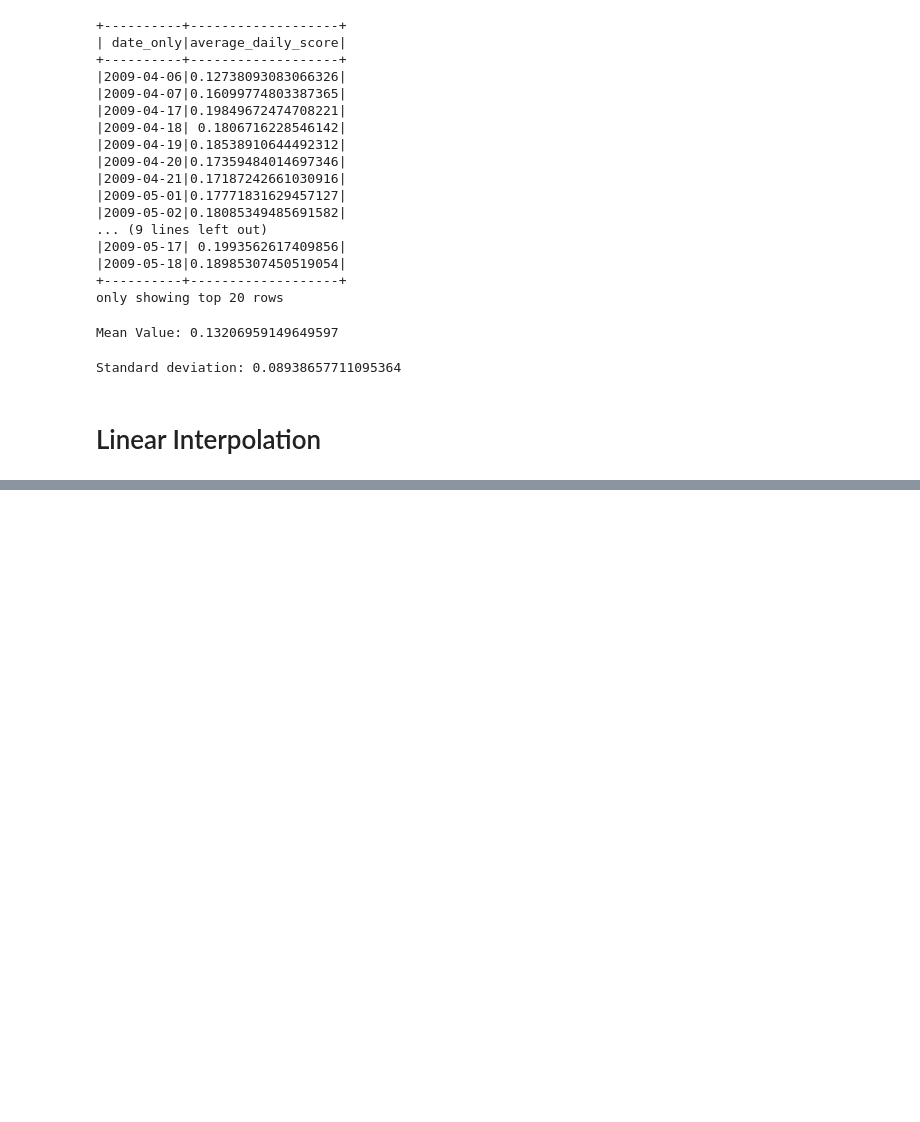
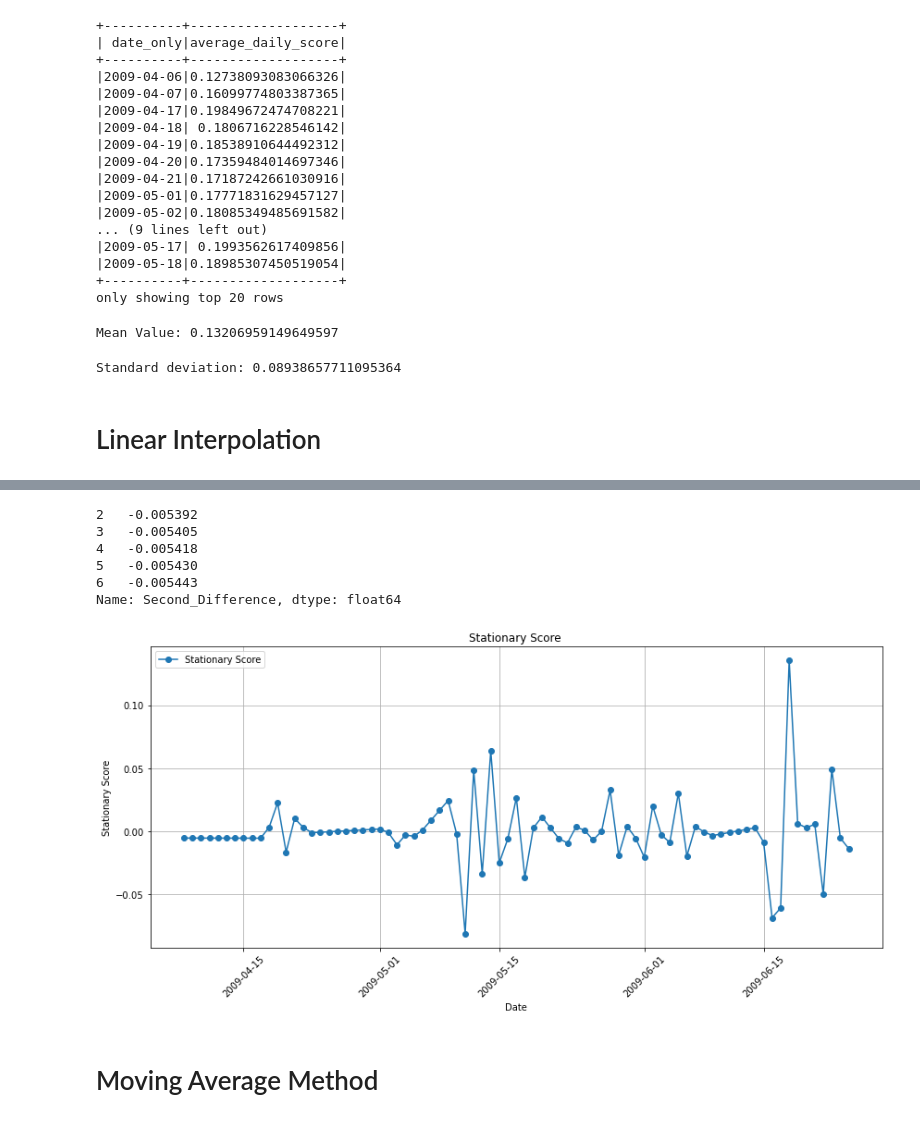
Before and after one commit to Grkmcu44/TwitterData, a Jupyter notebook: Twitter_EDA.ipynb, the cells around one changed output, grey strips where cells are left out. Saved outputs shown, nothing was run; the diff lists cells and outputs as text; code cells hidden in the pictures; blank space fills up the shorter version.

```diff
--- a/Twitter_EDA.ipynb
+++ b/Twitter_EDA.ipynb
@@ -874,0 +1247,6 @@ plt.show()
+# %%
+interpolated_df["stationary_scores"] = interpolated_df["Interpolated_Score"].diff().diff()
+
+#dropp NaN
+interpolated_df2 = interpolated_df.dropna()
+interpolated_df2.head()
@@ -874,0 +1260,9 @@ plt.show()
+# %%
+df_method2.head()
+# %% [output]
+2   -0.005392
+3   -0.005405
+4   -0.005418
+5   -0.005430
+6   -0.005443
+Name: Second_Difference, dtype: float64
@@ -874,0 +1271,19 @@ plt.show()
+# %%
+#line graph
+
+plt.figure(figsize=(12, 6))
+plt.plot(interpolated_df2["Date"], interpolated_df2["stationary_scores"], label="Stationary Score", marker='o', linestyle='-')
+plt.xlabel("Date")
+plt.ylabel("Stationary Score")
+plt.title("Stationary Score ")
+plt.grid(True)
+plt.legend()
+plt.xticks(rotation=45)
+plt.tight_layout()
+
+# Graph
+plt.show()
+# %% [output]
+[figure, added]
+# %% [markdown]
+# Moving Average Method
```
Also changed, not shown: parts of 88 cells of this notebook.
